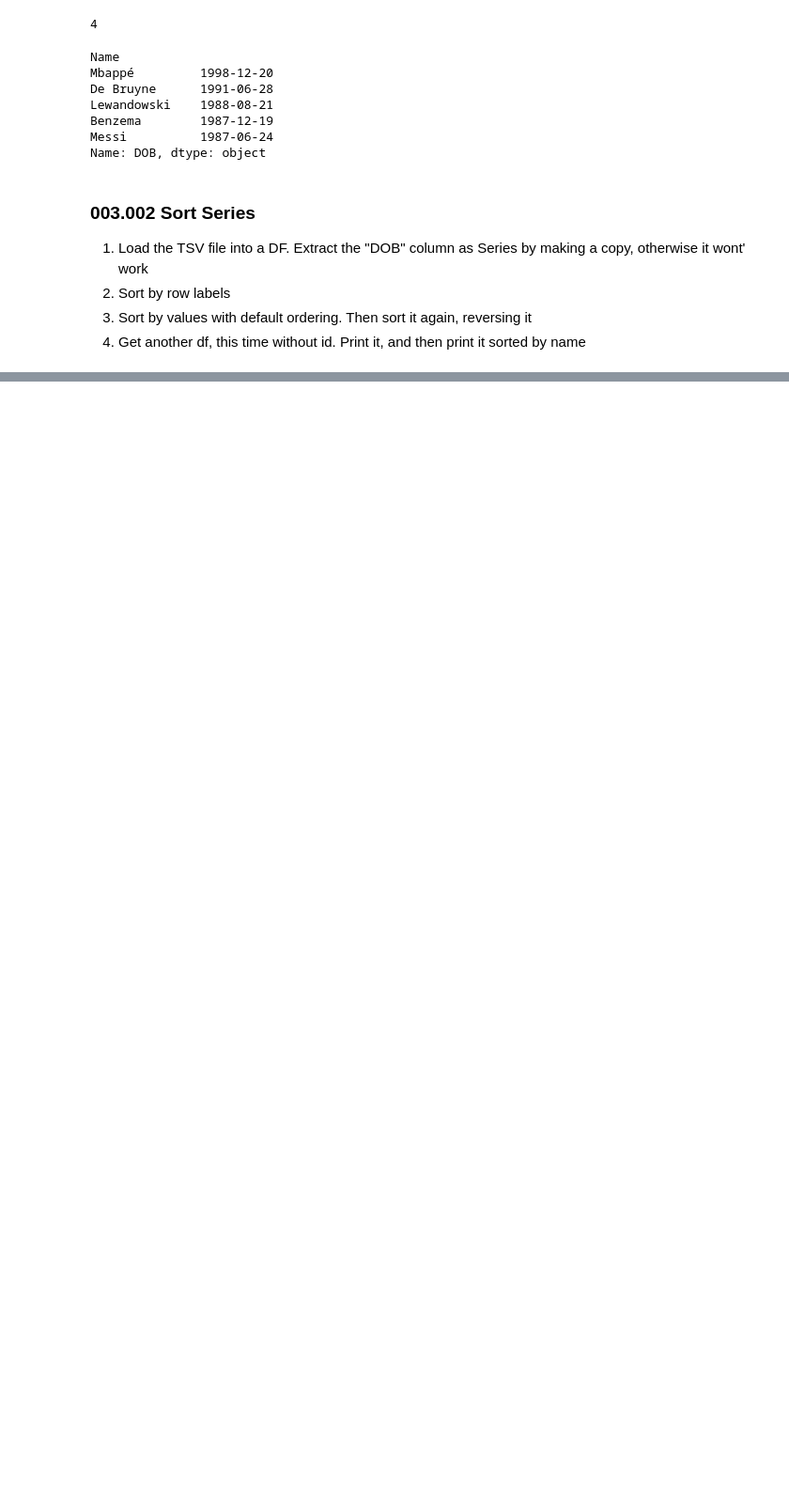
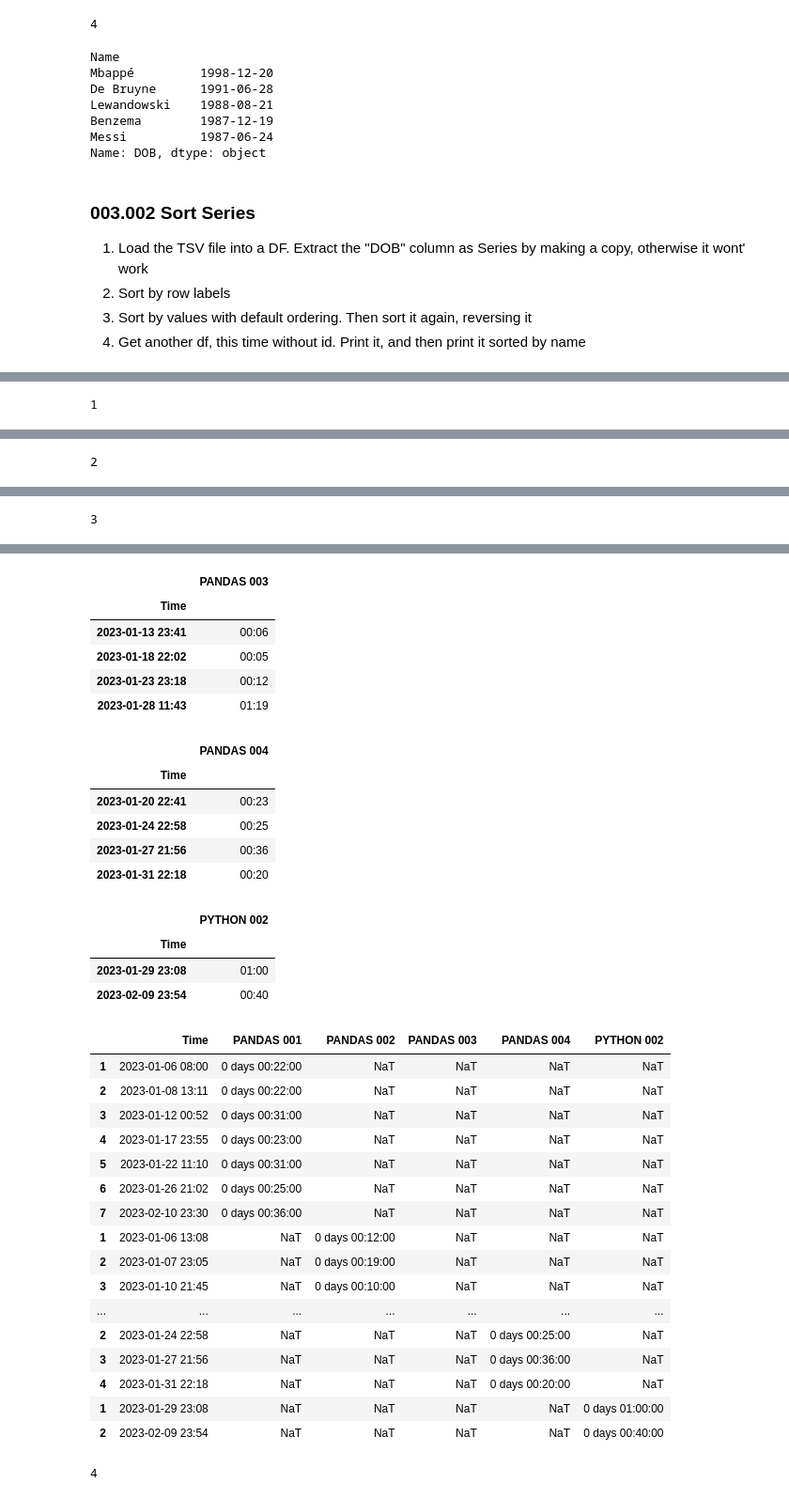
Before and after one commit to gotofritz/jupyter, a Jupyter notebook: katas/pandas_katas/003_pandas.ipynb, the cells around one changed output, grey strips where cells are left out. Shown at 94% size. Drawn from its saved outputs; the diff is of its cells as text; code cells hidden in the pictures; blank space fills up the shorter version.

Commit message:
small changes, 003 pandas

```diff
--- a/katas/pandas_katas/003_pandas.ipynb
+++ b/katas/pandas_katas/003_pandas.ipynb
@@ -228,0 +185,40 @@ Name: PANDAS 001, dtype: object
+# %%
+import os
+import re
+data_file = "katas.tsv"
+name = "PANDAS XXX"
+save_to = re.sub(r'/katas/.+$', '/katas/seaborn_katas/solutions/katas.tsv', os.path.abspath(''))
+# solution
+
+1
+df = pd.read_csv(data_file, header=None, index_col=0, sep="\t")
+df.index.name = "Name"
+df.sort_index(inplace=True)
+df
+
+2
+row = df.iloc[0]
+new_df = row.dropna().apply(lambda x: x.split("|")).apply(pd.Series)
+new_df.columns = ["Time", name]
+new_df = new_df.set_index("Time")
+new_df[name] = pd.to_timedelta(new_df[name] + ":00")
+new_df
+
+3
+katas_df = pd.DataFrame()
+for name, row in df.iterrows():
+    new_df = row.dropna().apply(lambda x: x.split("|") if x else [None, None]).apply(pd.Series)
+    new_df.columns = ["Time", name]
+    new_df.set_index("Time")
+    new_df[name] = pd.to_timedelta(new_df[name].map(lambda cell: cell + ":00"))
+    katas_df = pd.concat([katas_df, new_df], axis=0)
+
+katas_df
+
+4
+katas_df = katas_df.set_index("Time")
+katas_df.sort_index(inplace=True, ascending=True)
+katas_df
+katas_df.to_csv(save_to, index=True, index_label="Time", sep="\t")
+# %% [output]
+1
@@ -228,0 +232 @@ Name: PANDAS 001, dtype: object
+2
@@ -228,0 +242 @@ Name: PANDAS 001, dtype: object
+3
@@ -228,0 +262,34 @@ Name: PANDAS 001, dtype: object
+|  | PANDAS 003 |
+| Time |  |
+| 2023-01-13 23:41 | 00:06 |
+| 2023-01-18 22:02 | 00:05 |
+| 2023-01-23 23:18 | 00:12 |
+| 2023-01-28 11:43 | 01:19 |
+|  | PANDAS 004 |
+| Time |  |
+| 2023-01-20 22:41 | 00:23 |
+| 2023-01-24 22:58 | 00:25 |
+| 2023-01-27 21:56 | 00:36 |
+| 2023-01-31 22:18 | 00:20 |
+|  | PYTHON 002 |
+| Time |  |
+| 2023-01-29 23:08 | 01:00 |
+| 2023-02-09 23:54 | 00:40 |
+|  | Time | PANDAS 001 | PANDAS 002 | PANDAS 003 | PANDAS 004 | PYTHON 002 |
+| 1 | 2023-01-06 08:00 | 0 days 00:22:00 | NaT | NaT | NaT | NaT |
+| 2 | 2023-01-08 13:11 | 0 days 00:22:00 | NaT | NaT | NaT | NaT |
+| 3 | 2023-01-12 00:52 | 0 days 00:31:00 | NaT | NaT | NaT | NaT |
+| 4 | 2023-01-17 23:55 | 0 days 00:23:00 | NaT | NaT | NaT | NaT |
+| 5 | 2023-01-22 11:10 | 0 days 00:31:00 | NaT | NaT | NaT | NaT |
+| 6 | 2023-01-26 21:02 | 0 days 00:25:00 | NaT | NaT | NaT | NaT |
+| 7 | 2023-02-10 23:30 | 0 days 00:36:00 | NaT | NaT | NaT | NaT |
+| 1 | 2023-01-06 13:08 | NaT | 0 days 00:12:00 | NaT | NaT | NaT |
+| 2 | 2023-01-07 23:05 | NaT | 0 days 00:19:00 | NaT | NaT | NaT |
+| 3 | 2023-01-10 21:45 | NaT | 0 days 00:10:00 | NaT | NaT | NaT |
+| ... | ... | ... | ... | ... | ... | ... |
+| 2 | 2023-01-24 22:58 | NaT | NaT | NaT | 0 days 00:25:00 | NaT |
+| 3 | 2023-01-27 21:56 | NaT | NaT | NaT | 0 days 00:36:00 | NaT |
+| 4 | 2023-01-31 22:18 | NaT | NaT | NaT | 0 days 00:20:00 | NaT |
+| 1 | 2023-01-29 23:08 | NaT | NaT | NaT | NaT | 0 days 01:00:00 |
+| 2 | 2023-02-09 23:54 | NaT | NaT | NaT | NaT | 0 days 00:40:00 |
+4
```
Also changed, not shown: parts of 6 cells of this notebook, 4 other files.
